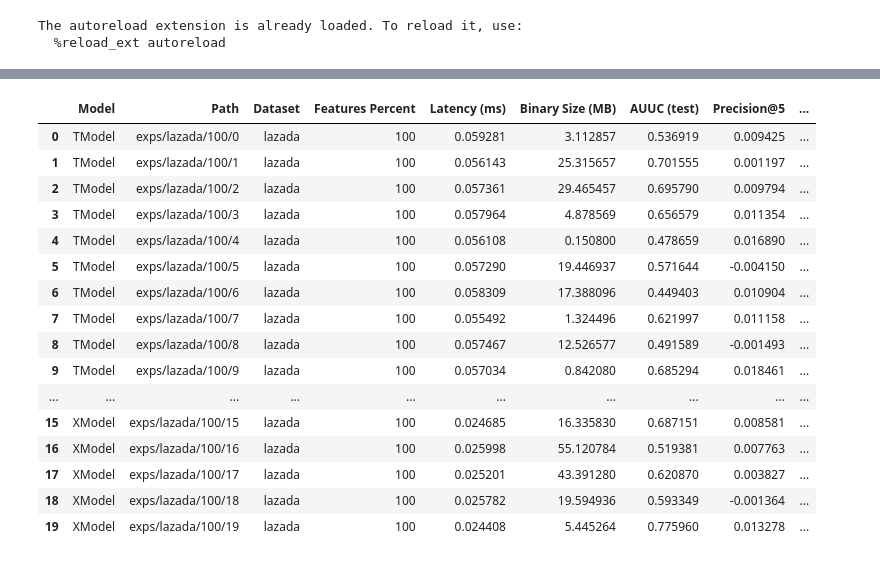
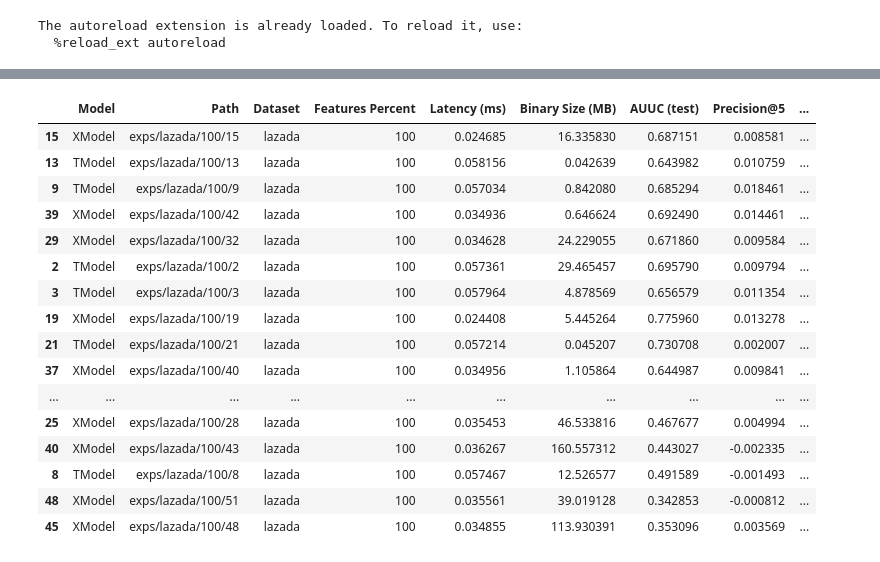
Before and after one commit to OganyanRV/UpliftModelingResearch, a Jupyter notebook: notebooks/learning models/xmodel/model.ipynb, the cells around one changed output, grey strips where cells are left out. Drawn from its saved outputs; the diff is of its cells as text; code cells hidden in the pictures.

```diff
--- a/notebooks/learning models/xmodel/model.ipynb
+++ b/notebooks/learning models/xmodel/model.ipynb
@@ -46,23 +80,25 @@ for i in tqdm(range(len(configs)), desc="Training models"):
 # %%
 from src.global_params import BASE_PATH
 import pandas as pd
-pd.read_csv(BASE_PATH / "exps/stats.tsv", sep='\t')
+table = pd.read_csv(BASE_PATH / "exps/stats.tsv", sep='\t')
-# %% [output]
-|  | Model | Path | Dataset | Features Percent | Latency (ms) | Binary Size (MB) | AUUC (test) | Precision@5 | ... |
-| 0 | TModel | exps/lazada/100/0 | lazada | 100 | 0.059281 | 3.112857 | 0.536919 | 0.009425 | ... |
-| 1 | TModel | exps/lazada/100/1 | lazada | 100 | 0.056143 | 25.315657 | 0.701555 | 0.001197 | ... |
-| 2 | TModel | exps/lazada/100/2 | lazada | 100 | 0.057361 | 29.465457 | 0.695790 | 0.009794 | ... |
-| 3 | TModel | exps/lazada/100/3 | lazada | 100 | 0.057964 | 4.878569 | 0.656579 | 0.011354 | ... |
-| 4 | TModel | exps/lazada/100/4 | lazada | 100 | 0.056108 | 0.150800 | 0.478659 | 0.016890 | ... |
-| 5 | TModel | exps/lazada/100/5 | lazada | 100 | 0.057290 | 19.446937 | 0.571644 | -0.004150 | ... |
-| 6 | TModel | exps/lazada/100/6 | lazada | 100 | 0.058309 | 17.388096 | 0.449403 | 0.010904 | ... |
-| 7 | TModel | exps/lazada/100/7 | lazada | 100 | 0.055492 | 1.324496 | 0.621997 | 0.011158 | ... |
-| 8 | TModel | exps/lazada/100/8 | lazada | 100 | 0.057467 | 12.526577 | 0.491589 | -0.001493 | ... |
-| 9 | TModel | exps/lazada/100/9 | lazada | 100 | 0.057034 | 0.842080 | 0.685294 | 0.018461 | ... |
-| ... | ... | ... | ... | ... | ... | ... | ... | ... | ... |
-| 15 | XModel | exps/lazada/100/15 | lazada | 100 | 0.024685 | 16.335830 | 0.687151 | 0.008581 | ... |
-| 16 | XModel | exps/lazada/100/16 | lazada | 100 | 0.025998 | 55.120784 | 0.519381 | 0.007763 | ... |
-| 17 | XModel | exps/lazada/100/17 | lazada | 100 | 0.025201 | 43.391280 | 0.620870 | 0.003827 | ... |
-| 18 | XModel | exps/lazada/100/18 | lazada | 100 | 0.025782 | 19.594936 | 0.593349 | -0.001364 | ... |
-| 19 | XModel | exps/lazada/100/19 | lazada | 100 | 0.024408 | 5.445264 | 0.775960 | 0.013278 | ... |
+# %%
+table.sort_values(by=['Precision@10'], ascending=False)
+# %% [output]
+|  | Model | Path | Dataset | Features Percent | Latency (ms) | Binary Size (MB) | AUUC (test) | Precision@5 | ... |
+| 15 | XModel | exps/lazada/100/15 | lazada | 100 | 0.024685 | 16.335830 | 0.687151 | 0.008581 | ... |
+| 13 | TModel | exps/lazada/100/13 | lazada | 100 | 0.058156 | 0.042639 | 0.643982 | 0.010759 | ... |
+| 9 | TModel | exps/lazada/100/9 | lazada | 100 | 0.057034 | 0.842080 | 0.685294 | 0.018461 | ... |
+| 39 | XModel | exps/lazada/100/42 | lazada | 100 | 0.034936 | 0.646624 | 0.692490 | 0.014461 | ... |
+| 29 | XModel | exps/lazada/100/32 | lazada | 100 | 0.034628 | 24.229055 | 0.671860 | 0.009584 | ... |
+| 2 | TModel | exps/lazada/100/2 | lazada | 100 | 0.057361 | 29.465457 | 0.695790 | 0.009794 | ... |
+| 3 | TModel | exps/lazada/100/3 | lazada | 100 | 0.057964 | 4.878569 | 0.656579 | 0.011354 | ... |
+| 19 | XModel | exps/lazada/100/19 | lazada | 100 | 0.024408 | 5.445264 | 0.775960 | 0.013278 | ... |
+| 21 | TModel | exps/lazada/100/21 | lazada | 100 | 0.057214 | 0.045207 | 0.730708 | 0.002007 | ... |
+| 37 | XModel | exps/lazada/100/40 | lazada | 100 | 0.034956 | 1.105864 | 0.644987 | 0.009841 | ... |
+| ... | ... | ... | ... | ... | ... | ... | ... | ... | ... |
+| 25 | XModel | exps/lazada/100/28 | lazada | 100 | 0.035453 | 46.533816 | 0.467677 | 0.004994 | ... |
+| 40 | XModel | exps/lazada/100/43 | lazada | 100 | 0.036267 | 160.557312 | 0.443027 | -0.002335 | ... |
+| 8 | TModel | exps/lazada/100/8 | lazada | 100 | 0.057467 | 12.526577 | 0.491589 | -0.001493 | ... |
+| 48 | XModel | exps/lazada/100/51 | lazada | 100 | 0.035561 | 39.019128 | 0.342853 | -0.000812 | ... |
+| 45 | XModel | exps/lazada/100/48 | lazada | 100 | 0.034855 | 113.930391 | 0.353096 | 0.003569 | ... |
 # %%
```
Also changed, not shown: parts of 7 cells of this notebook, 17 other files.
